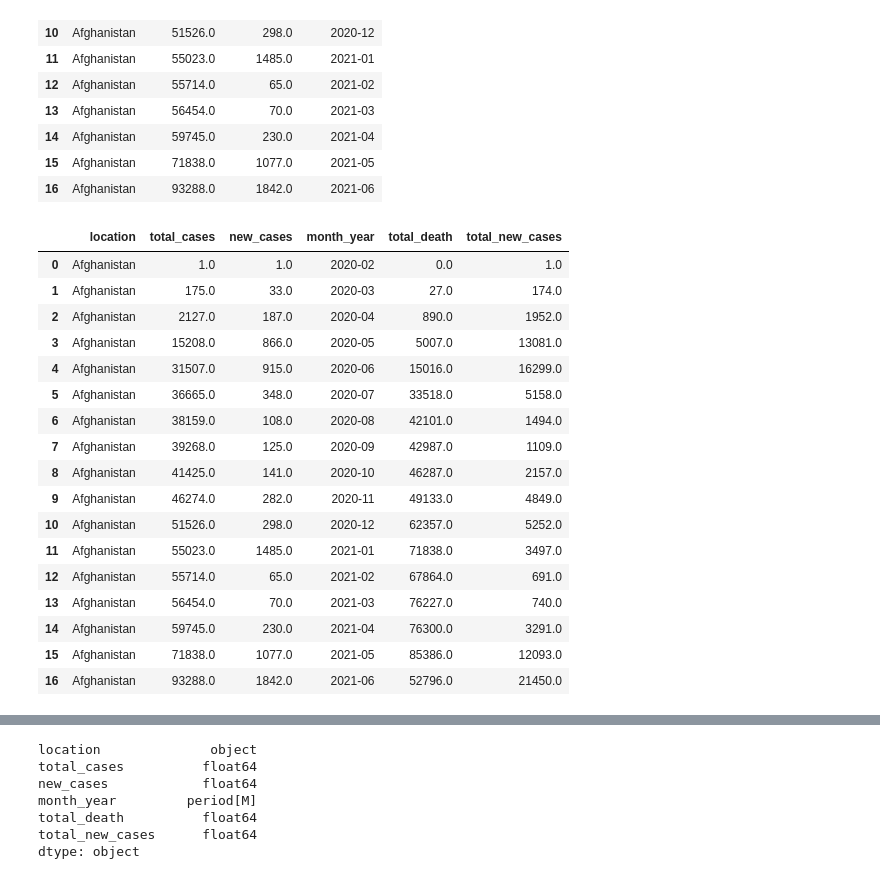
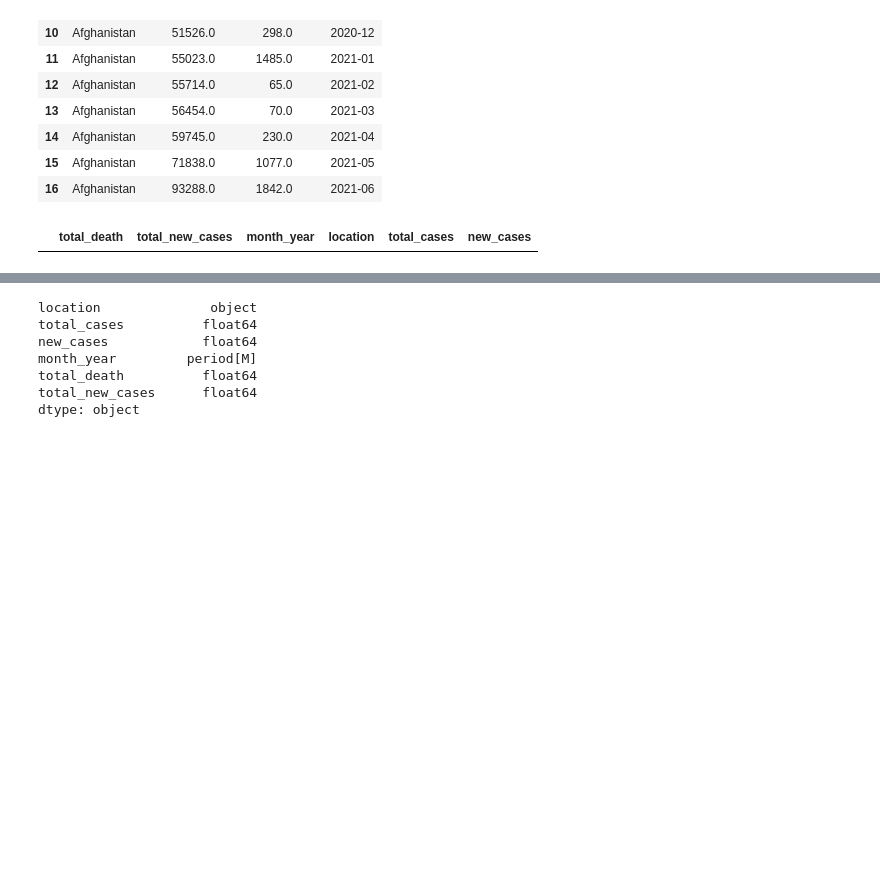
Before and after one commit to nithiyasuresh/Project-1-Covid-PolicyChangesAnalysis, a Jupyter notebook: project1.ipynb, the cells around one changed output, grey strips where cells are left out. Cells and saved outputs as stored; diff of their text form; code cells hidden in the pictures; blank space fills up the shorter version.

```diff
--- a/project1.ipynb
+++ b/project1.ipynb
@@ -312,27 +301,10 @@ afg_df
 merge_data["month_year"] = month_year
 merge_data.reset_index(drop=True, inplace=True)
 # %%
-merge_afg = pd.merge(afg_df,merge_data, on = "month_year")
+merge_afg = pd.merge(merge_data, afg_df, on = "month_year")
 merge_afg
 # %% [output]
-|  | location | total_cases | new_cases | month_year | total_death | total_new_cases |
-| 0 | Afghanistan | 1.0 | 1.0 | 2020-02 | 0.0 | 1.0 |
-| 1 | Afghanistan | 175.0 | 33.0 | 2020-03 | 27.0 | 174.0 |
-| 2 | Afghanistan | 2127.0 | 187.0 | 2020-04 | 890.0 | 1952.0 |
-| 3 | Afghanistan | 15208.0 | 866.0 | 2020-05 | 5007.0 | 13081.0 |
-| 4 | Afghanistan | 31507.0 | 915.0 | 2020-06 | 15016.0 | 16299.0 |
-| 5 | Afghanistan | 36665.0 | 348.0 | 2020-07 | 33518.0 | 5158.0 |
-| 6 | Afghanistan | 38159.0 | 108.0 | 2020-08 | 42101.0 | 1494.0 |
-| 7 | Afghanistan | 39268.0 | 125.0 | 2020-09 | 42987.0 | 1109.0 |
-| 8 | Afghanistan | 41425.0 | 141.0 | 2020-10 | 46287.0 | 2157.0 |
-| 9 | Afghanistan | 46274.0 | 282.0 | 2020-11 | 49133.0 | 4849.0 |
-| 10 | Afghanistan | 51526.0 | 298.0 | 2020-12 | 62357.0 | 5252.0 |
-| 11 | Afghanistan | 55023.0 | 1485.0 | 2021-01 | 71838.0 | 3497.0 |
-| 12 | Afghanistan | 55714.0 | 65.0 | 2021-02 | 67864.0 | 691.0 |
-| 13 | Afghanistan | 56454.0 | 70.0 | 2021-03 | 76227.0 | 740.0 |
-| 14 | Afghanistan | 59745.0 | 230.0 | 2021-04 | 76300.0 | 3291.0 |
-| 15 | Afghanistan | 71838.0 | 1077.0 | 2021-05 | 85386.0 | 12093.0 |
-| 16 | Afghanistan | 93288.0 | 1842.0 | 2021-06 | 52796.0 | 21450.0 |
+|  | total_death | total_new_cases | month_year | location | total_cases | new_cases |
 # %%
 !pip install plotly.express
 # %% [output]
```
Also changed, not shown: parts of 4 cells of this notebook.
